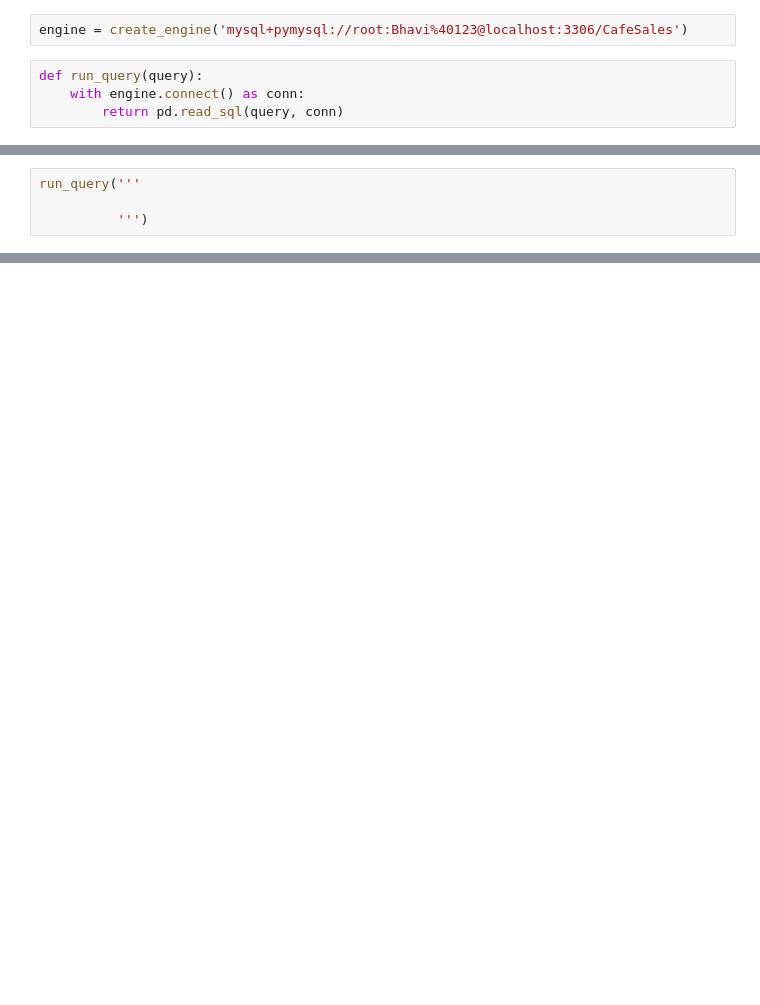
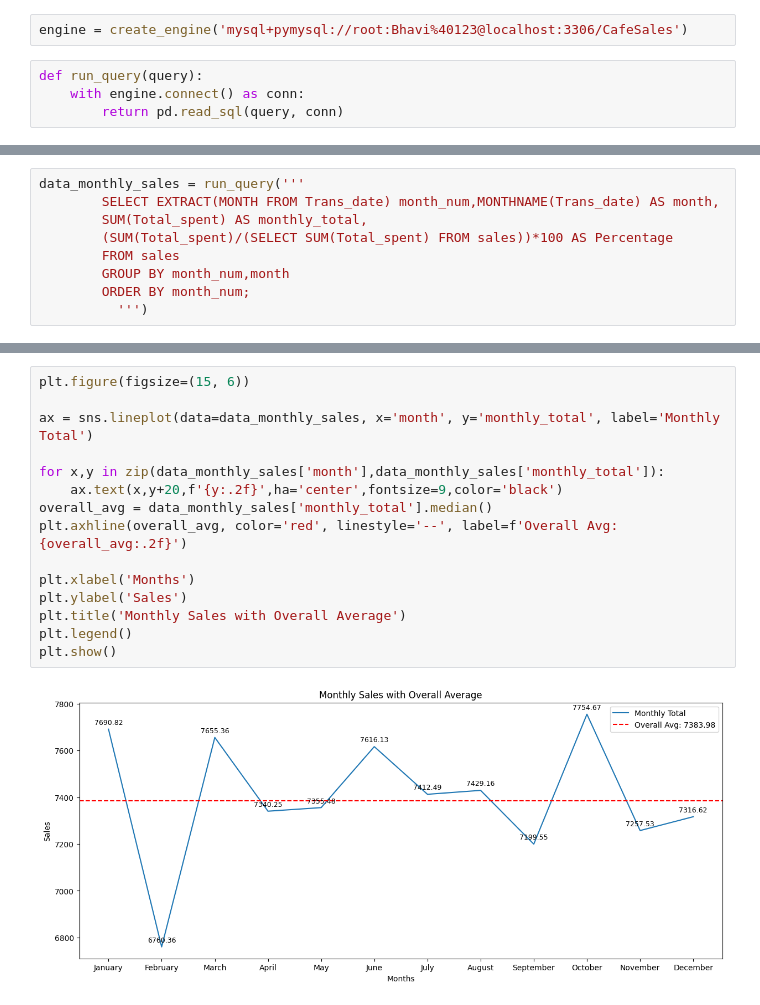
Before and after one commit to Abhibhav2003/SalesAnalysis, a Jupyter notebook: Analysis.ipynb, the cells around one changed output, grey strips where cells are left out. Cells and saved outputs as stored; diff of their text form; blank space fills up the shorter version.

```diff
--- a/Analysis.ipynb
+++ b/Analysis.ipynb
@@ -56,4 +96,9 @@ run_query('''
 # %%
-run_query('''
-
+data_monthly_sales = run_query('''
+        SELECT EXTRACT(MONTH FROM Trans_date) month_num,MONTHNAME(Trans_date) AS month,
+        SUM(Total_spent) AS monthly_total,
+        (SUM(Total_spent)/(SELECT SUM(Total_spent) FROM sales))*100 AS Percentage
+        FROM sales
+        GROUP BY month_num,month
+        ORDER BY month_num;
           ''')
@@ -59,0 +113,17 @@ run_query('''
+# %%
+plt.figure(figsize=(15, 6))
+
+ax = sns.lineplot(data=data_monthly_sales, x='month', y='monthly_total', label='Monthly Total')
+
+for x,y in zip(data_monthly_sales['month'],data_monthly_sales['monthly_total']):
+    ax.text(x,y+20,f'{y:.2f}',ha='center',fontsize=9,color='black')
+overall_avg = data_monthly_sales['monthly_total'].median()
+plt.axhline(overall_avg, color='red', linestyle='--', label=f'Overall Avg: {overall_avg:.2f}')
+
+plt.xlabel('Months')
+plt.ylabel('Sales')
+plt.title('Monthly Sales with Overall Average')
+plt.legend()
+plt.show()
+# %% [output]
+[figure, added]
```
Also changed, not shown: parts of 39 cells of this notebook, 3 other files.
